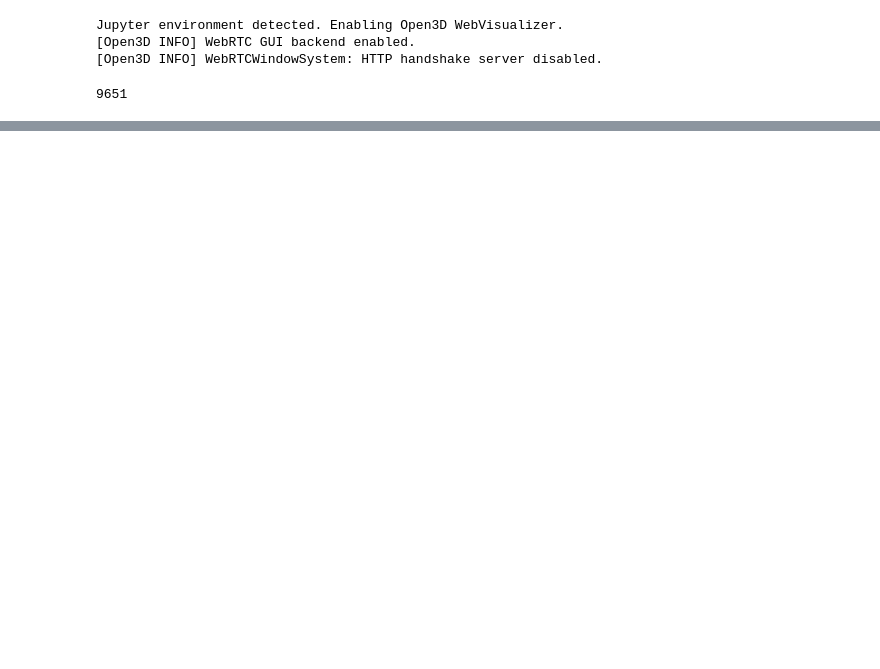
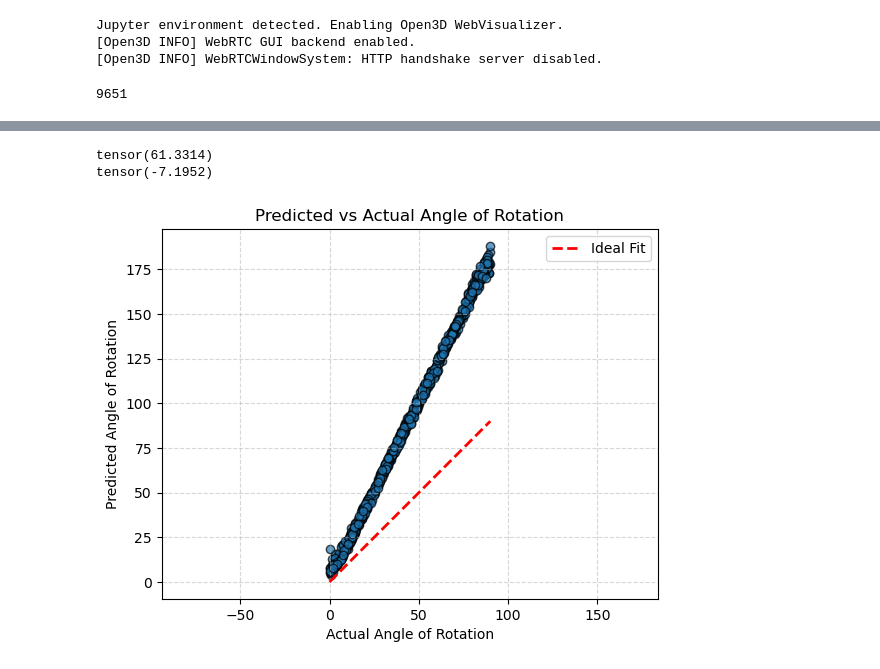
Before and after one commit to SVarM25/SVarM, a Jupyter notebook: SVarM_1D_rotation_regression_train.ipynb, the cells around one changed output, grey strips where cells are left out. Drawn from its saved outputs; the diff is of its cells as text; code cells hidden in the pictures; blank space fills up the shorter version.

```diff
--- a/SVarM_1D_rotation_regression_train.ipynb
+++ b/SVarM_1D_rotation_regression_train.ipynb
@@ -48,12 +48,12 @@ sum(p.numel() for p in model.parameters() if p.requires_grad)
 # %% [output]
 9651
 # %%
-batch_size =1
+batch_size =10
 train_loader = DataLoader(train_dataset, batch_size=batch_size, shuffle=True, collate_fn=lambda x: list(zip(*x)))
 val_loader = DataLoader(val_dataset, batch_size=batch_size, shuffle=False, collate_fn=lambda x: list(zip(*x)))
 criterion = criterion = nn.MSELoss()
 optimizer = optim.Adam(model.parameters(), lr=.005)
-epochs = 20
+epochs = 100
 # %%
 for epoch in range(epochs):
     model.train()
@@ -94,0 +115,38 @@ KeyboardInterrupt:
+# %%
+val_loader = DataLoader(val_dataset, batch_size=1, shuffle=False, collate_fn=lambda x: list(zip(*x)))
+y_ls = []
+outputs_ls = []
+with torch.no_grad():
+    for meshs, y in val_loader:
+        y_ls += y
+        outputs = model(meshs)
+        outputs_ls += [outputs]
+y = torch.stack(y_ls)
+y_pred = torch.stack(outputs_ls)[:,0,0]
+# %%
+print((torch.abs(y_pred - y.detach().numpy())*360/6.28318530718).mean())
+S = ((y_pred - y.detach().numpy())**2).mean()*(360/6.28318530718)**2
+S2 = ((y.detach().numpy().mean() - y.detach().numpy())**2).mean()*(360/6.28318530718)**2
+print(1 - S/S2)
+# %% [output]
+tensor(61.3314)
+tensor(-7.1952)
+# %%
+import matplotlib.pyplot as plt
+y_true = y.detach().numpy()*360/6.28318530718
+plt.scatter(y_true, y_pred*360/6.28318530718, alpha=0.7, edgecolor='k')
+plt.plot([y_true.min(), y_true.max()],
+         [y_true.min(), y_true.max()],
+         'r--', lw=2, label='Ideal Fit')
+
+
+plt.xlabel("Actual Angle of Rotation")
+plt.ylabel("Predicted Angle of Rotation")
+plt.title("Predicted vs Actual Angle of Rotation")
+plt.legend()
+plt.grid(True, linestyle='--', alpha=0.5)
+plt.axis('equal')  # Ensure equal aspect ratio if ranges are similar
+plt.savefig("Predicted vs Actual", dpi=800, bbox_inches='tight')
+plt.show()
+# %% [output]
+[figure, added]
```
Also changed, not shown: parts of 2 cells of this notebook, 1 other file.
